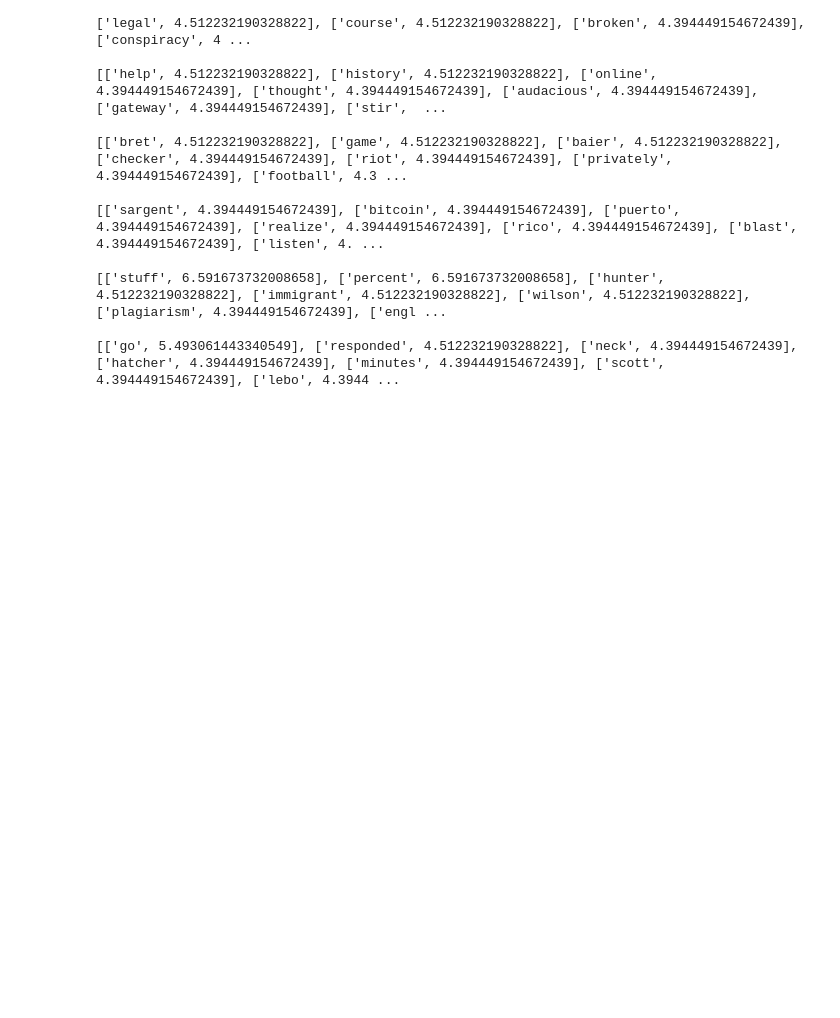
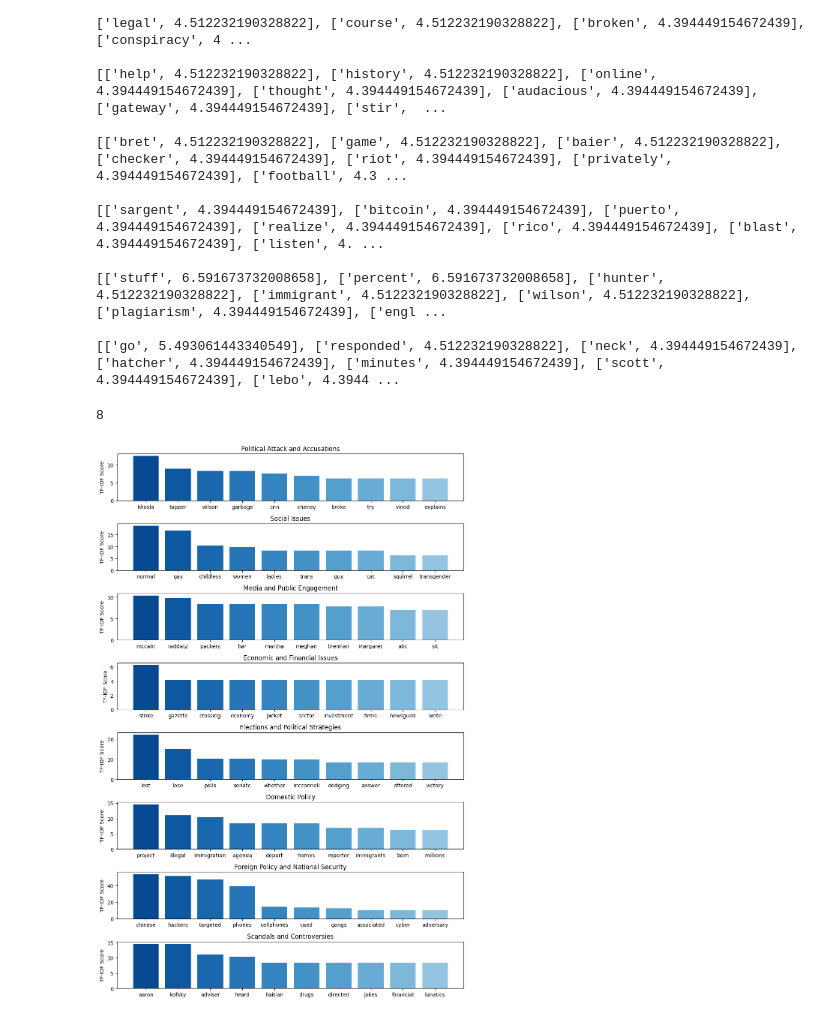
Before and after one commit to jikaelgagnon/comp370-final-project, a Jupyter notebook: scripts/testing.ipynb, the cells around one changed output. Drawn from its saved outputs; the diff is of its cells as text; code cells hidden in the pictures; blank space fills up the shorter version.

Commit message:
Add some results

```diff
--- a/scripts/testing.ipynb
+++ b/scripts/testing.ipynb
@@ -132,3 +144,29 @@ for v in get_top_n_tfidf(df, 10).values():
 [['stuff', 6.591673732008658], ['percent', 6.591673732008658], ['hunter', 4.512232190328822], ['immigrant', 4.512232190328822], ['wilson', 4.512232190328822], ['plagiarism', 4.394449154672439], ['engl ...
 
 [['go', 5.493061443340549], ['responded', 4.512232190328822], ['neck', 4.394449154672439], ['hatcher', 4.394449154672439], ['minutes', 4.394449154672439], ['scott', 4.394449154672439], ['lebo', 4.3944 ...
+# %%
+import json
+with open('../results/category_tf_idf.json') as f:
+    tf_idf_dict = json.load(f)
+# %%
+len(list(tf_idf_dict.keys()))
+# %% [output]
+8
+# %%
+import matplotlib.pyplot as plt
+import matplotlib.cm as cm
+
+fig, ax = plt.subplots(8, figsize=(10,15))
+colors = cm.Blues(np.linspace(0.4, 0.9, 10)[::-1])
+
+for i, (category, data) in enumerate(tf_idf_dict.items()):
+    words = [e[0] for e in data]
+    scores = [e[1] for e in data]
+    ax[i].bar(words, scores, color=colors)
+    ax[i].set_title(category)
+    ax[i].set_ylabel('TF-IDF Score')
+
+plt.tight_layout()
+plt.show()
+# %% [output]
+[figure, added]
```
Also changed, not shown: parts of 10 cells of this notebook, 8 other files.
